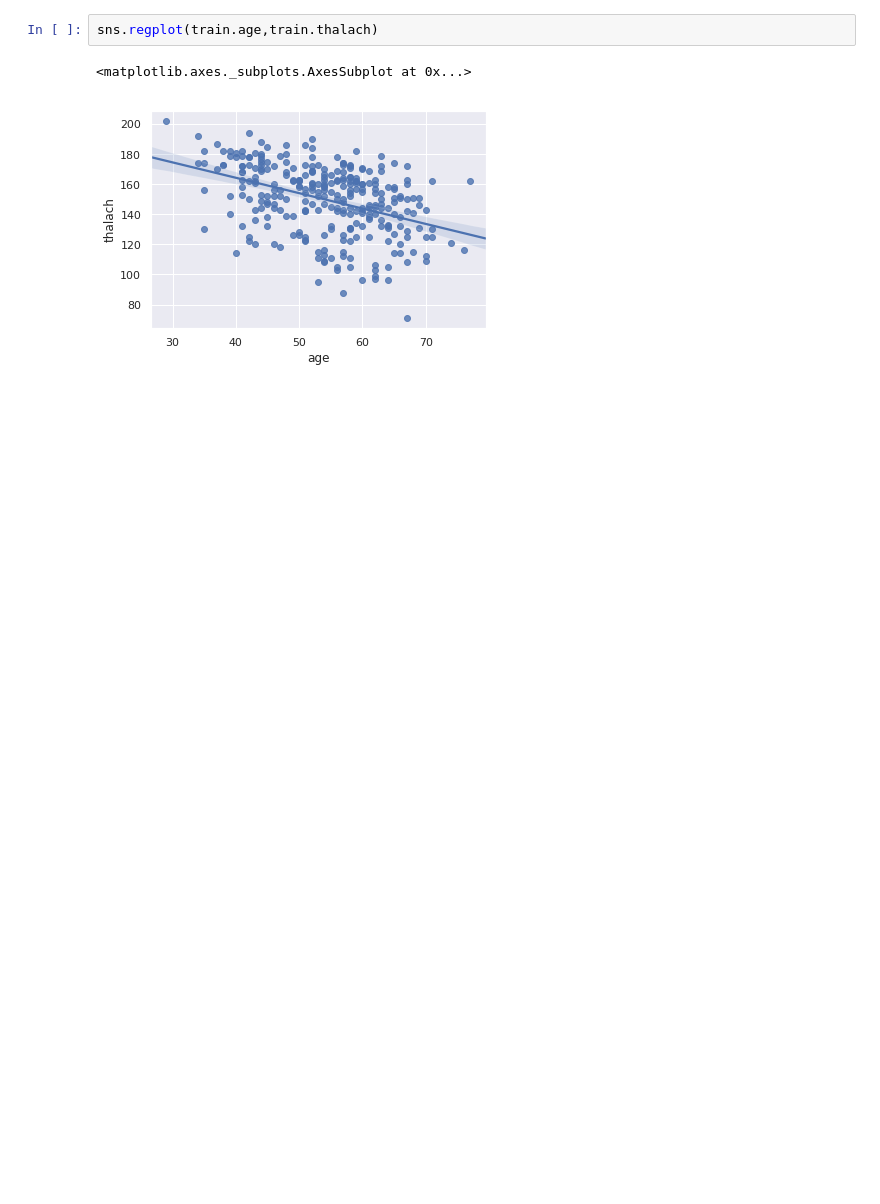
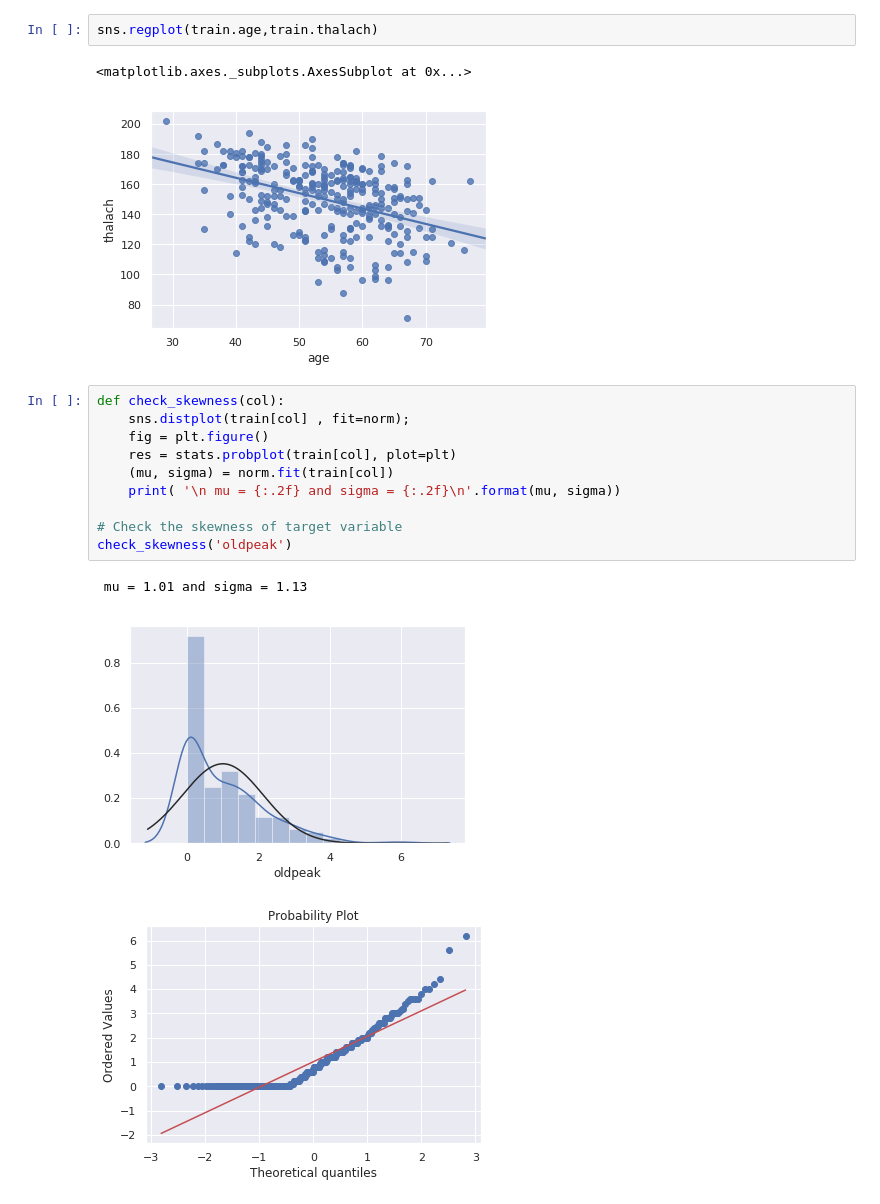
Before and after one commit to louispranata/UTS_ML2019_12741423, a Jupyter notebook: Assignment_2.ipynb, the cells around one changed output. Cells and saved outputs as stored; diff of their text form; blank space fills up the shorter version.

```diff
--- a/Assignment_2.ipynb
+++ b/Assignment_2.ipynb
@@ -127,3 +147,17 @@ sns.regplot(train.age,train.thalach)
 # %% [output]
 <matplotlib.axes._subplots.AxesSubplot at 0x...>
 [figure]
+# %%
+def check_skewness(col):
+    sns.distplot(train[col] , fit=norm);
+    fig = plt.figure()
+    res = stats.probplot(train[col], plot=plt)
+    (mu, sigma) = norm.fit(train[col])
+    print( '\n mu = {:.2f} and sigma = {:.2f}\n'.format(mu, sigma))
+
+# Check the skewness of target variable
+check_skewness('oldpeak')
+# %% [output]
+ mu = 1.01 and sigma = 1.13
+[figure, added]
+[figure, added]
```
Also changed, not shown: parts of 5 cells of this notebook.
